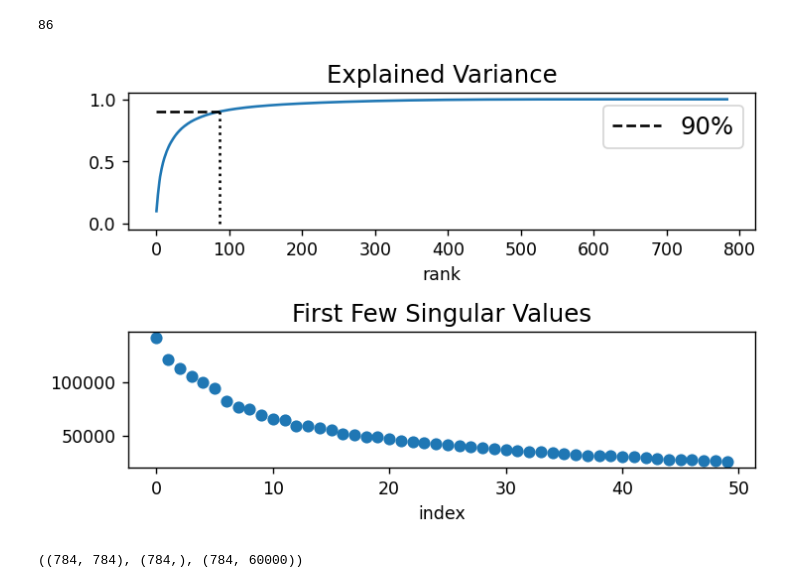
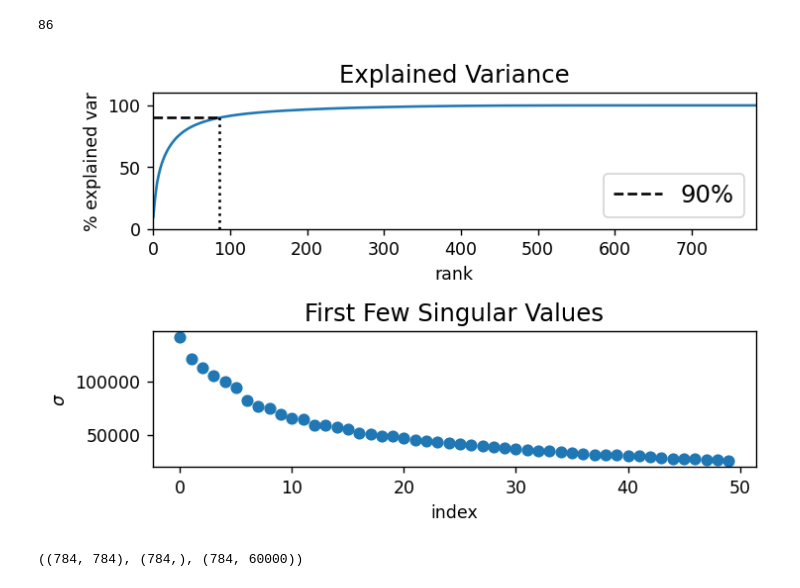
Before and after one commit to AlexTMallen/spectral-spectrum-sparse-analysis, a Jupyter notebook: HW4/image_classify.ipynb, the cells around one changed output. Saved outputs shown, nothing was run; the diff lists cells and outputs as text; code cells hidden in the pictures.

```diff
--- a/HW4/image_classify.ipynb
+++ b/HW4/image_classify.ipynb
@@ -41,21 +41,25 @@ print(rank)
 # %%
 %matplotlib inline
 plt.figure(dpi=125)
 plt.subplot(211)
-plt.plot(cumul_var / cumul_var[-1])
-plt.plot([rank, rank], [0, 0.9], ":k")
-plt.plot([0, rank], [0.9, 0.9], "--k", label="90%")
+plt.plot(100 * cumul_var / cumul_var[-1])
+plt.plot([rank, rank], [0, 90], ":k")
+plt.plot([0, rank], [90, 90], "--k", label="90%")
 plt.xlabel("rank")
+plt.ylabel("% explained var")
+plt.xlim([-1,784])
+plt.ylim([0, 110])
 plt.title("Explained Variance", fontsize=14)
 plt.legend(fontsize=14)
 plt.subplot(212)
 plt.scatter(np.arange(50), S[:50])
 plt.title("First Few Singular Values", fontsize=14)
 plt.xlabel("index")
+plt.ylabel("$\sigma$")
 plt.tight_layout()
 plt.show()
 # %% [output]
-[figure, old version]
+[figure, new version]
 # %%
 U.shape, S.shape, Vh.shape
 # %% [output]
```
Also changed, not shown: parts of 1 cell of this notebook, 2 other files.
